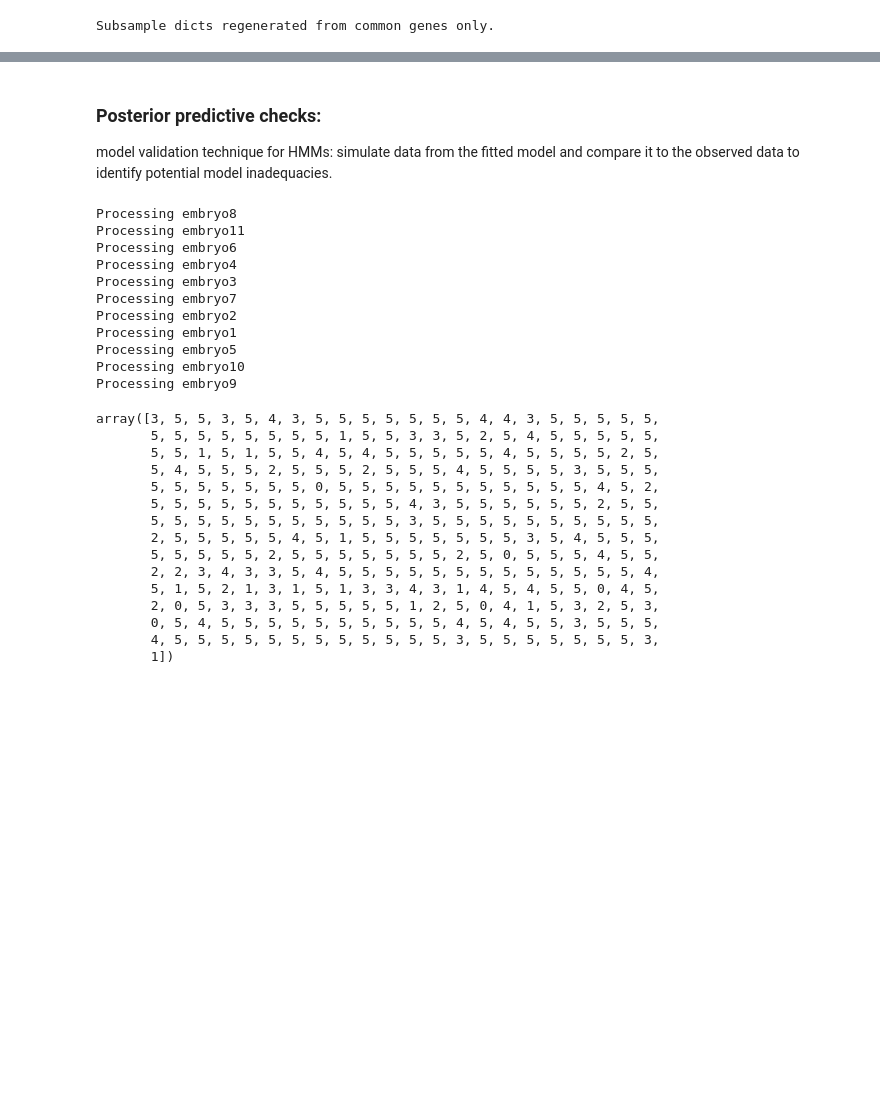
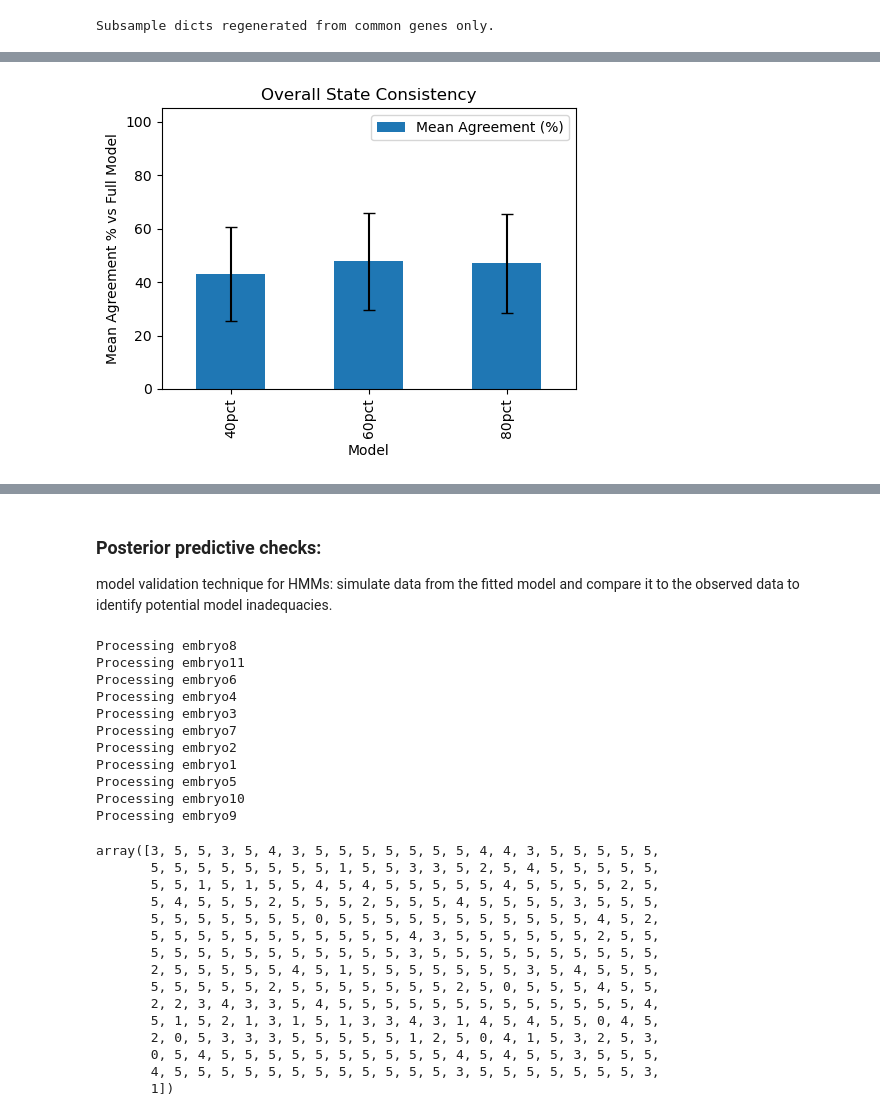
Before and after one commit to RosariaTornisiello/Genotype_HMM, a Jupyter notebook: vignette/model_evaluation.ipynb, the cells around one changed output, grey strips where cells are left out. Saved outputs shown, nothing was run; the diff lists cells and outputs as text; code cells hidden in the pictures; blank space fills up the shorter version.

Commit message:
percentage state consistency

```diff
--- a/vignette/model_evaluation.ipynb
+++ b/vignette/model_evaluation.ipynb
@@ -589,0 +613,71 @@ Summary Table:
+# %%
+# Per-chromosome percentage of genes with matching observed state between each model and the full model
+
+full_df = decoded_dfs['full']
+model_names = ['40pct', '60pct', '80pct', 'full']  # Keep 'full' for self-comparison
+
+results = []
+chr_agreement_all = {}  # Store per-model chr data
+
+for model_name in model_names:
+    model_df = decoded_dfs[model_name]
+
+    # Per-chromosome agreement
+    chrs = full_df['Chr'].unique()
+    chr_agreement = {}
+
+    for chr_name in chrs:
+        # Genes present in THIS model
+        model_genes_chr = set(model_df[(model_df['Chr'] == chr_name)]['Gene'])
+
+        # Matching genes in full model
+        common_genes_chr = full_df[
+            (full_df['Chr'] == chr_name) &
+            (full_df['Gene'].isin(model_genes_chr))
+        ]
+
+        if len(common_genes_chr) == 0:
+            continue
+
+        # % matching observed_state
+        matching = common_genes_chr['Observed_State'] == model_df[
+            (model_df['Chr'] == chr_name) &
+            (model_df['Gene'].isin(common_genes_chr['Gene']))
+        ]['Observed_State'].values
+
+        agreement_pct = np.mean(matching) * 100
+
+        chr_agreement[chr_name] = agreement_pct
+
+        print(f"{model_name}/{chr_name}: {agreement_pct:.1f}% ({len(model_genes_chr)} genes)")
+
+    chr_agreement_all[model_name] = chr_agreement  # Store for plotting
+
+    # Summary stats (exclude 'full' from results)
+    if model_name != 'full':
+        valid_chrs = [pct for pct in chr_agreement.values() if pct > 0]
+        mean_pct = np.mean(valid_chrs)
+        std_pct = np.std(valid_chrs)
+
+        results.append({
+            'Model': model_name,
+            'Mean Agreement (%)': mean_pct,
+            'SD (%)': std_pct,
+            'N_chrs': len(valid_chrs),
+            'N_genes_avg': np.mean([len(model_df[model_df['Chr']==c]) for c in chrs if c in chr_agreement])
+        })
+
+# Results table (subsampled only)
+results_df = pd.DataFrame(results)
+print("\nOverall Summary:")
+print(results_df.round(1))
+
+results_df.plot(x='Model', y='Mean Agreement (%)', yerr='SD (%)',
+                kind='bar', capsize=4, figsize=(5,4))
+plt.ylabel('Mean Agreement % vs Full Model')
+plt.title('Overall State Consistency')
+plt.ylim(0, 105)
+plt.tight_layout()
+plt.savefig('summary_agreement.png', dpi=300, bbox_inches='tight')
+plt.show()
+# %% [output]
@@ -589,0 +701 @@ Summary Table:
+[figure, added]
```
Also changed, not shown: parts of 12 cells of this notebook.
